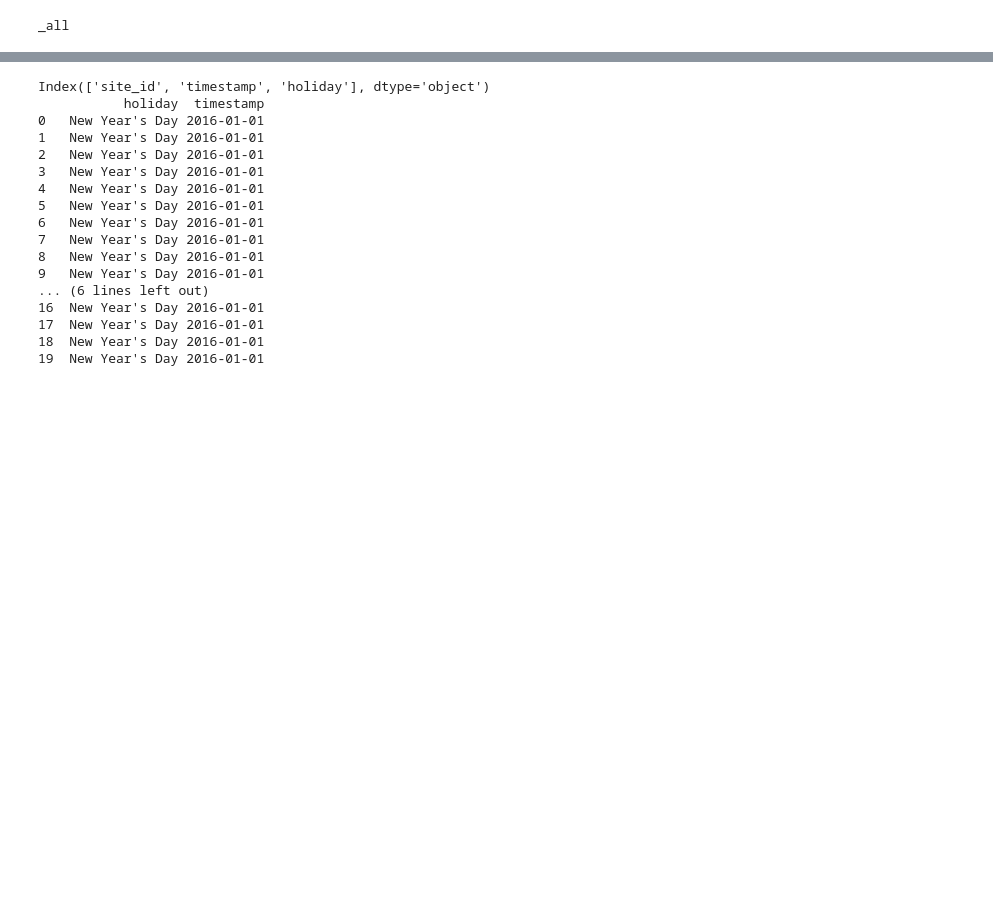
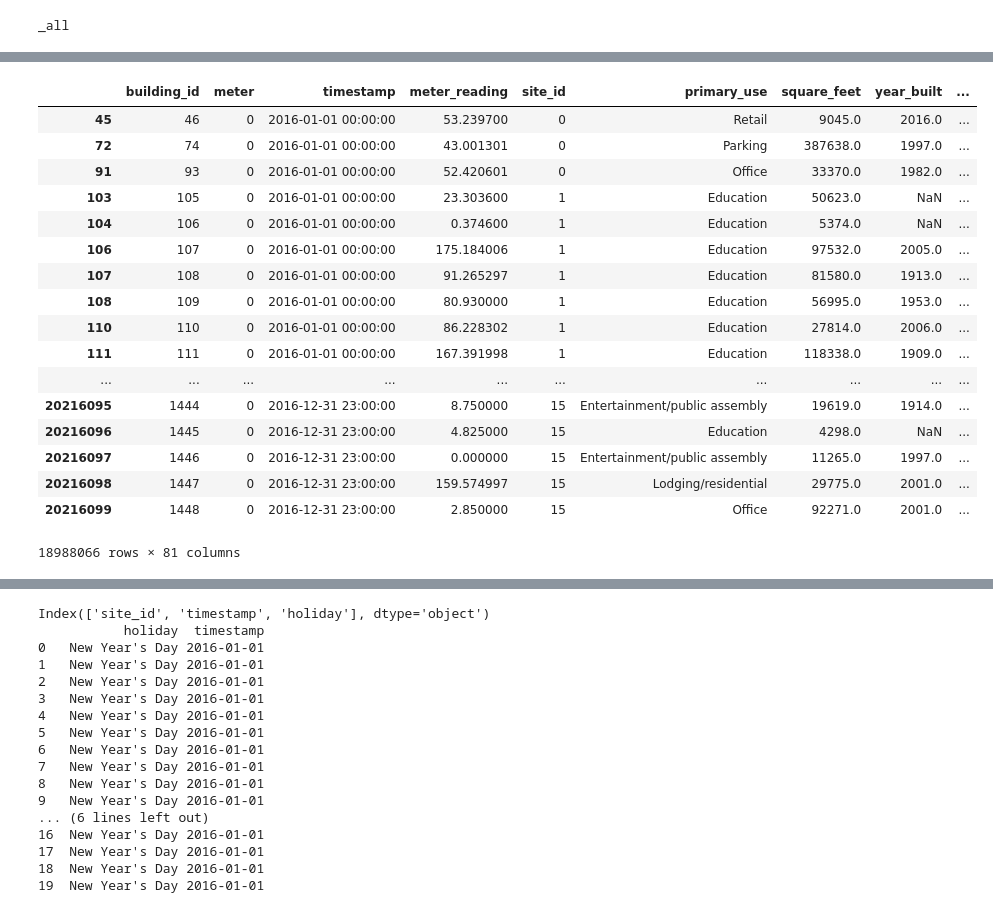
Before and after one commit to rcpeters/ashrae-energy-prediction, a Jupyter notebook: multi_meter_LBGM.ipynb, the cells around one changed output, grey strips where cells are left out. Cells and saved outputs as stored; diff of their text form; code cells hidden in the pictures; blank space fills up the shorter version.

```diff
--- a/multi_meter_LBGM.ipynb
+++ b/multi_meter_LBGM.ipynb
@@ -88,10 +88,9 @@ def merge(x):
     gc.collect()
     return x
 
+# todo see if this drop is rquired
+# x = x.dropna(axis=0, subset=['air_temperature'])
+
 train = merge(pre_train)
-gc.collect()
-print(train)
-print('!!!! Warning we are missing weather for '+ str(train['air_temperature'].isnull().sum())+' rows')
-train = train.dropna(axis=0, subset=['air_temperature'])
 print(train.dtypes)
 # %% [output]
@@ -115,3 +114,24 @@ Length: 113, dtype: object
+# %%
+train.query('not (building_id == building_id & meter_reading == 0 & timestamp <= "2016-08-01")')
+# %% [output]
+|  | building_id | meter | timestamp | meter_reading | site_id | primary_use | square_feet | year_built | ... |
+| 45 | 46 | 0 | 2016-01-01 00:00:00 | 53.239700 | 0 | Retail | 9045.0 | 2016.0 | ... |
+| 72 | 74 | 0 | 2016-01-01 00:00:00 | 43.001301 | 0 | Parking | 387638.0 | 1997.0 | ... |
+| 91 | 93 | 0 | 2016-01-01 00:00:00 | 52.420601 | 0 | Office | 33370.0 | 1982.0 | ... |
+| 103 | 105 | 0 | 2016-01-01 00:00:00 | 23.303600 | 1 | Education | 50623.0 | NaN | ... |
+| 104 | 106 | 0 | 2016-01-01 00:00:00 | 0.374600 | 1 | Education | 5374.0 | NaN | ... |
+| 106 | 107 | 0 | 2016-01-01 00:00:00 | 175.184006 | 1 | Education | 97532.0 | 2005.0 | ... |
+| 107 | 108 | 0 | 2016-01-01 00:00:00 | 91.265297 | 1 | Education | 81580.0 | 1913.0 | ... |
+| 108 | 109 | 0 | 2016-01-01 00:00:00 | 80.930000 | 1 | Education | 56995.0 | 1953.0 | ... |
+| 110 | 110 | 0 | 2016-01-01 00:00:00 | 86.228302 | 1 | Education | 27814.0 | 2006.0 | ... |
+| 111 | 111 | 0 | 2016-01-01 00:00:00 | 167.391998 | 1 | Education | 118338.0 | 1909.0 | ... |
+| ... | ... | ... | ... | ... | ... | ... | ... | ... | ... |
+| 20216095 | 1444 | 0 | 2016-12-31 23:00:00 | 8.750000 | 15 | Entertainment/public assembly | 19619.0 | 1914.0 | ... |
+| 20216096 | 1445 | 0 | 2016-12-31 23:00:00 | 4.825000 | 15 | Education | 4298.0 | NaN | ... |
+| 20216097 | 1446 | 0 | 2016-12-31 23:00:00 | 0.000000 | 15 | Entertainment/public assembly | 11265.0 | 1997.0 | ... |
+| 20216098 | 1447 | 0 | 2016-12-31 23:00:00 | 159.574997 | 15 | Lodging/residential | 29775.0 | 2001.0 | ... |
+| 20216099 | 1448 | 0 | 2016-12-31 23:00:00 | 2.850000 | 15 | Office | 92271.0 | 2001.0 | ... |
+18988066 rows × 81 columns
 # %%
 # See holiday notebook to generate, this is optional
 holiday_df = None
```
Also changed, not shown: parts of 37 cells of this notebook, 2 other files.
